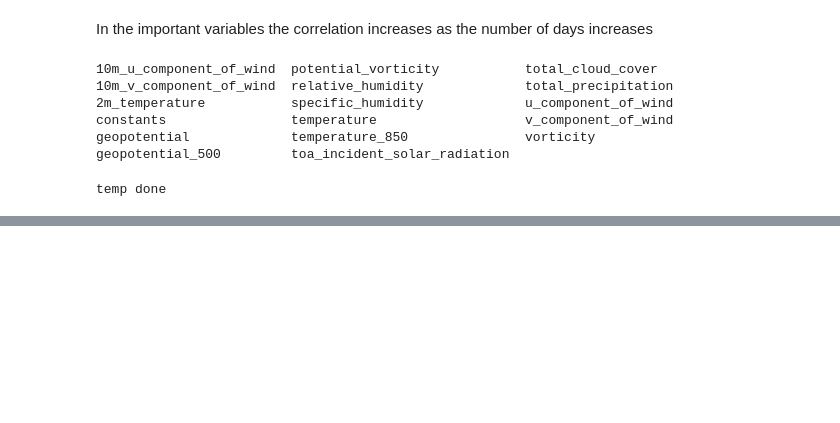
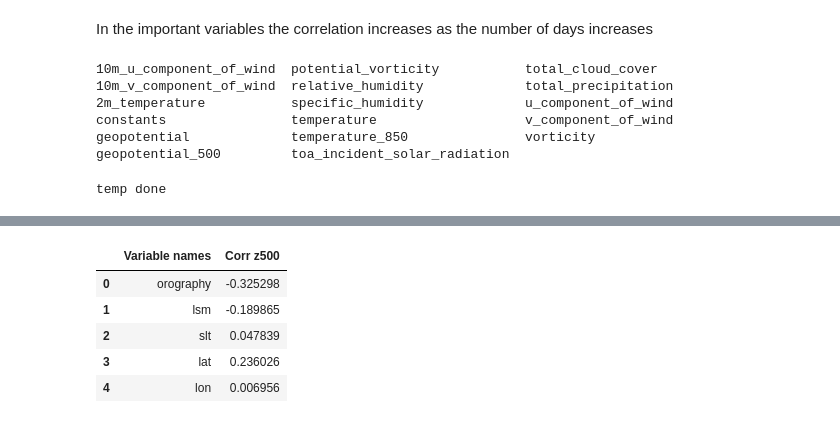
Before and after one commit to mc4117/ResNet_Weather, a Jupyter notebook: Data_exploration/correlation_restr.ipynb, the cells around one changed output, grey strips where cells are left out. Drawn from its saved outputs; the diff is of its cells as text; code cells hidden in the pictures; blank space fills up the shorter version.

```diff
--- a/Data_exploration/correlation_restr.ipynb
+++ b/Data_exploration/correlation_restr.ipynb
@@ -108,7 +144,8 @@ df.style.applymap(color_negative_red, subset=['Corr_geo_500 full', 'Corr_geo_500
 # %%
 constant_variables_str = []
-corr_tmp_850_const = []
 corr_z500_const = []
+corr_z500_north_const = []
+corr_z500_south_const = []
 
 constant_variables_str.append('orography')
 #corr_tmp_850_const.append(np.mean([correlation(constants.orography, temp850.t.isel(time = np.int(100*i))).values for i in range(np.int(len(temp850.t)/100))]))
@@ -120,31 +157,38 @@ corr_z500_south_const.append(np.mean([correlation(constants.orography, geo_500_s
 constant_variables_str.append('lsm')
 #corr_tmp_850_const.append(np.mean([correlation(constants.lsm, temp850.t.isel(time = np.int(100*i))).values for i in range(np.int(len(temp850.t)/100))]))
 corr_z500_north_const.append(np.mean([correlation(constants.lsm, geo_500_north.z.isel(time = np.int(100*i))).values for i in range(np.int(len(geo_500_north.z)/100))]))
 corr_z500_const.append(np.mean([correlation(constants.lsm, geo_500.z.isel(time = np.int(100*i))).values for i in range(np.int(len(geo_500.z)/100))]))
 corr_z500_south_const.append(np.mean([correlation(constants.lsm, geo_500_south.z.isel(time = np.int(100*i))).values for i in range(np.int(len(geo_500_south.z)/100))]))
 
 
 constant_variables_str.append('slt')
 #corr_tmp_850_const.append(np.mean([correlation(constants.slt, temp850.t.isel(time = np.int(100*i))).values for i in range(np.int(len(temp850.t)/100))]))
 corr_z500_north_const.append(np.mean([correlation(constants.slt, geo_500_north.z.isel(time = np.int(100*i))).values for i in range(np.int(len(geo_500_north.z)/100))]))
 corr_z500_const.append(np.mean([correlation(constants.slt, geo_500.z.isel(time = np.int(100*i))).values for i in range(np.int(len(geo_500.z)/100))]))
 corr_z500_south_const.append(np.mean([correlation(constants.slt, geo_500_south.z.isel(time = np.int(100*i))).values for i in range(np.int(len(geo_500_south.z)/100))]))
 
 
 constant_variables_str.append('lat')
 corr_z500_north_const.append(np.mean([correlation(constants.lat2d, geo_500_north.z.isel(time = np.int(100*i))).values for i in range(np.int(len(geo_500_north.z)/100))]))
 corr_z500_const.append(np.mean([correlation(constants.lat2d, geo_500.z.isel(time = np.int(100*i))).values for i in range(np.int(len(geo_500.z)/100))]))
 corr_z500_south_const.append(np.mean([correlation(constants.lat2d, geo_500_south.z.isel(time = np.int(100*i))).values for i in range(np.int(len(geo_500_south.z)/100))]))
 
 constant_variables_str.append('lon')
 corr_z500_north_const.append(np.mean([correlation(constants.lon2d, geo_500_north.z.isel(time = np.int(100*i))).values for i in range(np.int(len(geo_500_north.z)/100))]))
 corr_z500_const.append(np.mean([correlation(constants.lon2d, geo_500.z.isel(time = np.int(100*i))).values for i in range(np.int(len(geo_500.z)/100))]))
 corr_z500_south_const.append(np.mean([correlation(constants.lon2d, geo_500_south.z.isel(time = np.int(100*i))).values for i in range(np.int(len(geo_500_south.z)/100))]))
 
 
 #df = pd.concat([pd.DataFrame(constant_variables_str, columns = ['Variable names']), pd.DataFrame(corr_tmp_850_const, columns = ['Corr tmp_850']), pd.DataFrame(corr_z500_const, columns = ['Corr z500'])], axis = 1)
 
 df = pd.concat([pd.DataFrame(constant_variables_str, columns = ['Variable names']),pd.DataFrame(corr_z500_const, columns = ['Corr z500'])], axis = 1)
 
 df.style.applymap(color_negative_red, subset=['Corr z500'])
+# %% [output]
+|  | Variable names | Corr z500 |
+| 0 | orography | -0.325298 |
+| 1 | lsm | -0.189865 |
+| 2 | slt | 0.047839 |
+| 3 | lat | 0.236026 |
+| 4 | lon | 0.006956 |
 # %%
```
Also changed, not shown: parts of 3 cells of this notebook, 4 other files.
